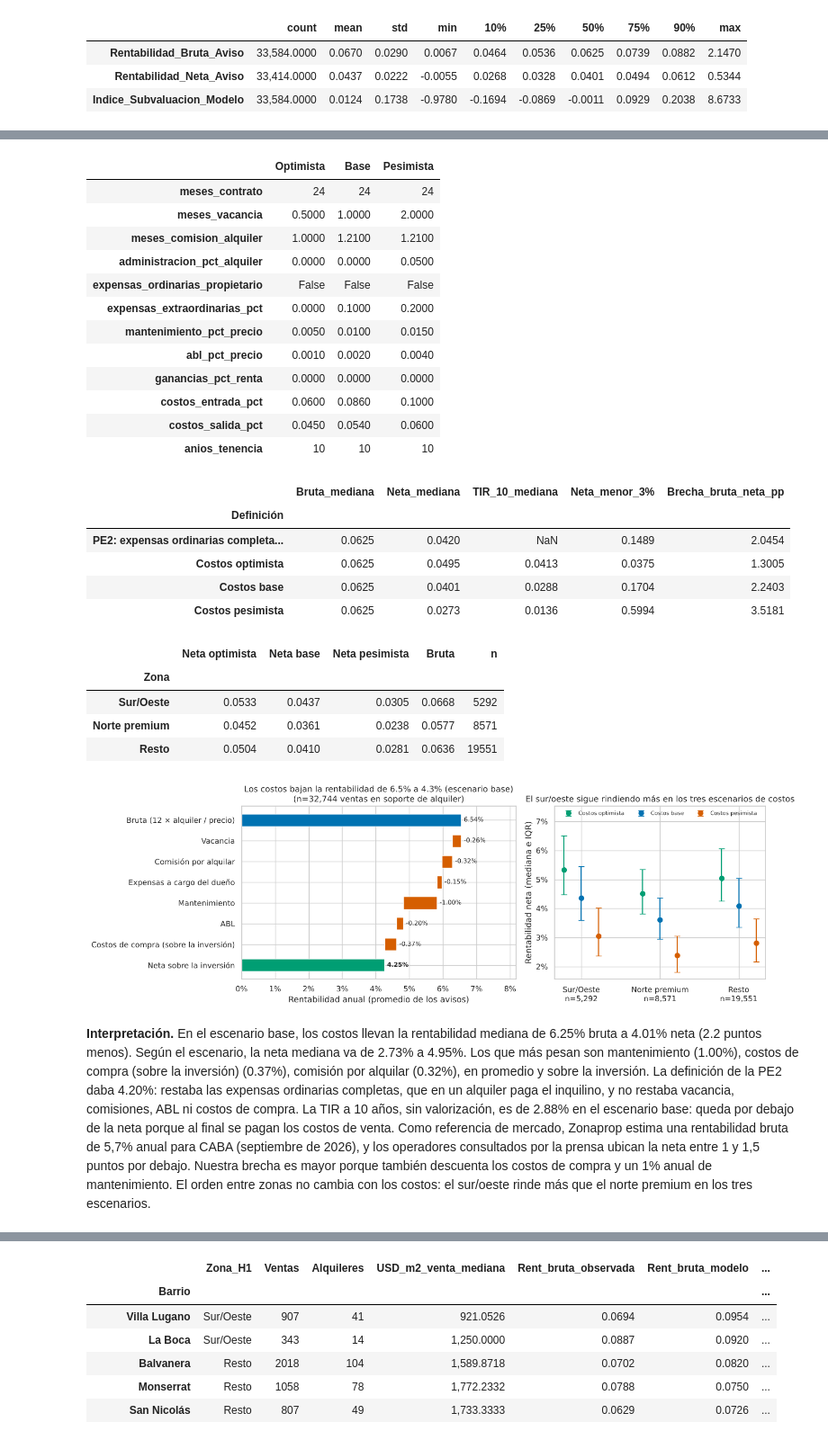
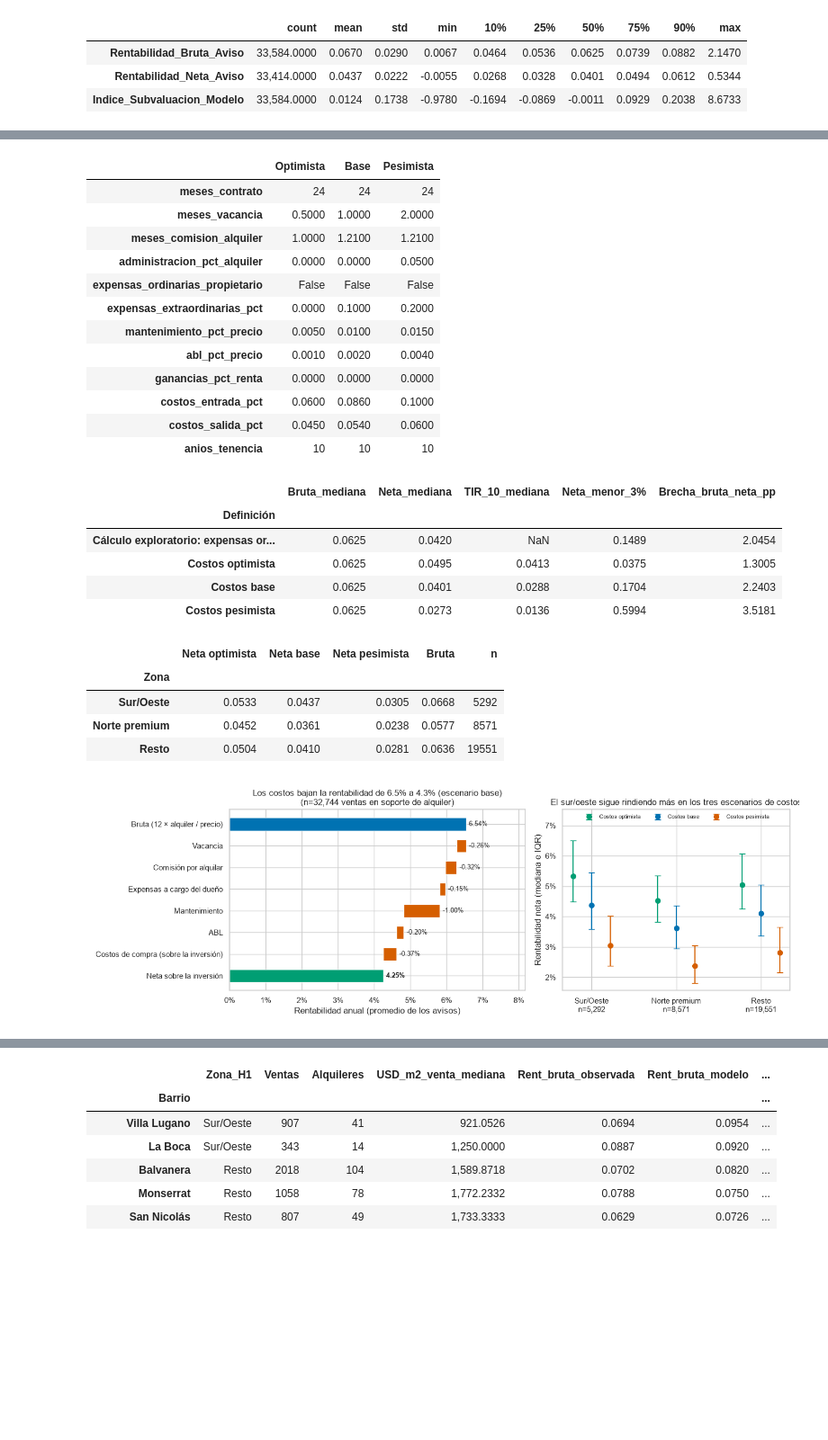
Before and after one commit to FrancisconiMorel/TP-Analisis-Descriptivo-Inmobiliario-CABA, a Jupyter notebook: notebooks/05_analisis_de_hipotesis.ipynb, the cells around one changed output, grey strips where cells are left out. Shown at 90% size. Cells and saved outputs as stored; diff of their text form; code cells hidden in the pictures; blank space fills up the shorter version.

```diff
--- a/notebooks/05_analisis_de_hipotesis.ipynb
+++ b/notebooks/05_analisis_de_hipotesis.ipynb
@@ -963,12 +916,7 @@ avisos['Subvaluacion_Fuera_Intervalo'] = avisos.Precio_USD.lt(avisos.Precio_Esti
 alq_m = datos_modelo['Alquiler']
 predecir_alquiler = mod.ajustar_hgb(alq_m, np.log(alq_m.Precio_USD.to_numpy()))
 avisos['Alquiler_Estimado_USD'] = np.exp(predecir_alquiler(avisos))
-n_alq_seg = alquileres.groupby(ind.CLAVES_SEGMENTO).size()
-rango_sup = alquileres.groupby('Tipo_Propiedad').Superficie_Total_m2.quantile([.01, .99]).unstack()
-soporte_seg = pd.Series(n_alq_seg.reindex(pd.MultiIndex.from_frame(avisos[ind.CLAVES_SEGMENTO])).to_numpy(),
-                        index=avisos.index).fillna(0).ge(5)
-soporte_sup = avisos.Superficie_Total_m2.between(avisos.Tipo_Propiedad.map(rango_sup[.01]), avisos.Tipo_Propiedad.map(rango_sup[.99]))
-avisos['En_Soporte_Alquiler'] = (soporte_seg & soporte_sup).astype(int)
+avisos['En_Soporte_Alquiler'] = rev.soporte_alquiler(avisos, alquileres).astype(int)
 avisos['Rentabilidad_Bruta_Aviso'] = 12 * avisos.Alquiler_Estimado_USD / avisos.Precio_USD
 avisos['Expensas_Validas_USD'] = avisos.Expensas_USD_Imputada.where(12 * avisos.Expensas_USD_Imputada <= .06 * avisos.Precio_USD)
 # Rentabilidad neta con los costos de la inversión (sección 10.2); el escenario base es el principal.
@@ -1055,9 +998,9 @@ supuestos = pd.DataFrame({n: vars(s) for n, s in ind.ESCENARIOS_COSTOS.items()})
 display(supuestos)
 
 en_soporte = avisos.En_Soporte_Alquiler.eq(1) & avisos.Rentabilidad_Neta_Aviso.notna()
-neta_pe2 = (12 * avisos.Alquiler_Estimado_USD - 12 * avisos.Expensas_Validas_USD - .01 * avisos.Precio_USD) / avisos.Precio_USD
-filas = [{'Definición': 'PE2: expensas ordinarias completas + 1% de mantenimiento', 'Neta_mediana': neta_pe2[en_soporte].median(),
-          'TIR_10_mediana': np.nan, 'Neta_menor_3%': (neta_pe2[en_soporte] < .03).mean()}]
+neta_exploratoria = (12 * avisos.Alquiler_Estimado_USD - 12 * avisos.Expensas_Validas_USD - .01 * avisos.Precio_USD) / avisos.Precio_USD
+filas = [{'Definición': 'Cálculo exploratorio: expensas ordinarias completas + 1% de mantenimiento', 'Neta_mediana': neta_exploratoria[en_soporte].median(),
+          'TIR_10_mediana': np.nan, 'Neta_menor_3%': (neta_exploratoria[en_soporte] < .03).mean()}]
 tir_escenario = {}
 for nombre, s in ind.ESCENARIOS_COSTOS.items():
     neta = ind.rentabilidad_neta(*args_flujo, s)[en_soporte]
@@ -1092,7 +1035,7 @@ display(zona_tabla.xs('median', axis=1, level=1).assign(n=zona_tabla[('Bruta', '
 | anios_tenencia | 10 | 10 | 10 |
 |  | Bruta_mediana | Neta_mediana | TIR_10_mediana | Neta_menor_3% | Brecha_bruta_neta_pp |
 | Definición |  |  |  |  |  |
-| PE2: expensas ordinarias completa... | 0.0625 | 0.0420 | NaN | 0.1489 | 2.0454 |
+| Cálculo exploratorio: expensas or... | 0.0625 | 0.0420 | NaN | 0.1489 | 2.0454 |
 | Costos optimista | 0.0625 | 0.0495 | 0.0413 | 0.0375 | 1.3005 |
 | Costos base | 0.0625 | 0.0401 | 0.0288 | 0.1704 | 2.2403 |
 | Costos pesimista | 0.0625 | 0.0273 | 0.0136 | 0.5994 | 3.5181 |
@@ -1124,44 +1067,31 @@ for i, (etiqueta, valor) in enumerate(pasos.items()):
                     xytext=(4, 0), textcoords='offset points', va='center', fontsize=9)
     acumulado = inicio + valor
 axs[0].barh(len(pasos), acumulado, color='#009E73', height=.6)
 axs[0].annotate(f'{acumulado:.2%}', (acumulado, len(pasos)), xytext=(4, 0), textcoords='offset points', va='center', fontsize=9, fontweight='bold')
 axs[0].set_yticks(range(len(pasos) + 1), etiquetas_p + ['Neta sobre la inversión'])
 axs[0].invert_yaxis()
 axs[0].xaxis.set_major_formatter(plt.FuncFormatter(lambda v, _: f'{v:.0%}'))
 axs[0].set(xlabel='Rentabilidad anual (promedio de los avisos)', xlim=(0, pasos['Bruta (12 × alquiler / precio)'] * 1.25),
            title=f'Los costos bajan la rentabilidad de {pasos["Bruta (12 × alquiler / precio)"]:.1%} a {acumulado:.1%} (escenario base)\n'
                  f'(n={len(b):,} ventas en soporte de alquiler)')
 
 zonas_plot = ['Sur/Oeste', 'Norte premium', 'Resto']
 colores_esc = {'Optimista': '#009E73', 'Base': '#0072B2', 'Pesimista': '#D55E00'}
 for k, nombre in enumerate(ind.ESCENARIOS_COSTOS):
     col = f'Neta {nombre.lower()}'
     g = por_zona.groupby('Zona')[col].quantile([.25, .5, .75]).unstack().loc[zonas_plot]
     xs = np.arange(len(zonas_plot)) + (k - 1) * .22
     axs[1].errorbar(xs, g[.5], yerr=[g[.5] - g[.25], g[.75] - g[.5]], fmt='o', color=colores_esc[nombre], capsize=4,
                     markersize=7, label=f'Costos {nombre.lower()}')
 n_zona = por_zona.Zona.value_counts()
 axs[1].set_xticks(range(len(zonas_plot)), [f'{z}\nn={n_zona[z]:,}' for z in zonas_plot])
 axs[1].yaxis.set_major_formatter(plt.FuncFormatter(lambda v, _: f'{v:.0%}'))
 axs[1].set(ylabel='Rentabilidad neta (mediana e IQR)',
            title='El sur/oeste sigue rindiendo más en los tres escenarios de costos')
 axs[1].set_ylim(top=axs[1].get_ylim()[1] + .008)
 axs[1].legend(fontsize=8, loc='upper center', ncol=3, frameon=False)
 plt.tight_layout(); plt.show()
 
 ec = escenarios_costos
-lectura(f'En el escenario base, los costos llevan la rentabilidad mediana de {ec.Bruta_mediana.iloc[0]:.2%} bruta a '
-        f'{ec.loc["Costos base", "Neta_mediana"]:.2%} neta ({ec.loc["Costos base", "Brecha_bruta_neta_pp"]:.1f} puntos menos). '
-        f'Según el escenario, la neta mediana va de {ec.loc["Costos pesimista", "Neta_mediana"]:.2%} a {ec.loc["Costos optimista", "Neta_mediana"]:.2%}. '
-        f'Los que más pesan son {", ".join(f"{k.lower()} ({-v:.2%})" for k, v in sorted(list(pasos.items())[1:], key=lambda kv: kv[1])[:3])}, '
-        'en promedio y sobre la inversión. '
-        f'La definición de la PE2 daba {ec.iloc[0].Neta_mediana:.2%}: restaba las expensas ordinarias completas, que en un alquiler paga el inquilino, '
-        'y no restaba vacancia, comisiones, ABL ni costos de compra. '
-        f'La TIR a 10 años, sin valorización, es de {ec.loc["Costos base", "TIR_10_mediana"]:.2%} en el escenario base: queda por debajo de la neta '
-        'porque al final se pagan los costos de venta. Como referencia de mercado, Zonaprop estima una rentabilidad bruta de 5,7% anual para CABA '
-        '(septiembre de 2026), y los operadores consultados por la prensa ubican la neta entre 1 y 1,5 puntos por debajo. Nuestra brecha es mayor '
-        'porque también descuenta los costos de compra y un 1% anual de mantenimiento. '
-        'El orden entre zonas no cambia con los costos: el sur/oeste rinde más que el norte premium en los tres escenarios.')
 # %% [output]
-[figure, old version]
+[figure, new version]
-**Interpretación.** En el escenario base, los costos llevan la rentabilidad mediana de 6.25% bruta a 4.01% neta (2.2 puntos menos). Según el escenario, la neta mediana va de 2.73% a 4.95%. Los que más pesan son mantenimiento (1.00%), costos de compra (sobre la inversión) (0.37%), comisión por alquilar (0.32%), en promedio y sobre la inversión. La definición de la PE2 daba 4.20%: restaba las expensas ordinarias completas, que en un alquiler paga el inquilino, y no restaba vacancia, comisiones, ABL ni costos de compra. La TIR a 10 años, sin valorización, es de 2.88% en el escenario base: queda por debajo de la neta porque al final se pagan los costos de venta. Como referencia de mercado, Zonaprop estima una rentabilidad bruta de 5,7% anual para CABA (septiembre de 2026), y los operadores consultados por la prensa ubican la neta entre 1 y 1,5 puntos por debajo. Nuestra brecha es mayor porque también descuenta los costos de compra y un 1% anual de mantenimiento. El orden entre zonas no cambia con los costos: el sur/oeste rinde más que el norte premium en los tres escenarios.
```
Also changed, not shown: parts of 44 cells of this notebook, 17 other files.
